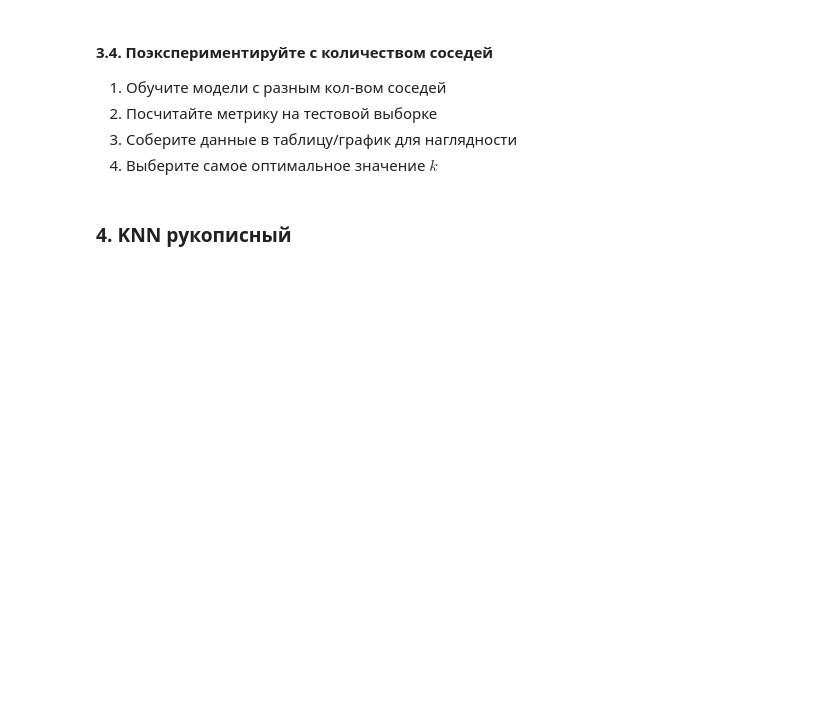
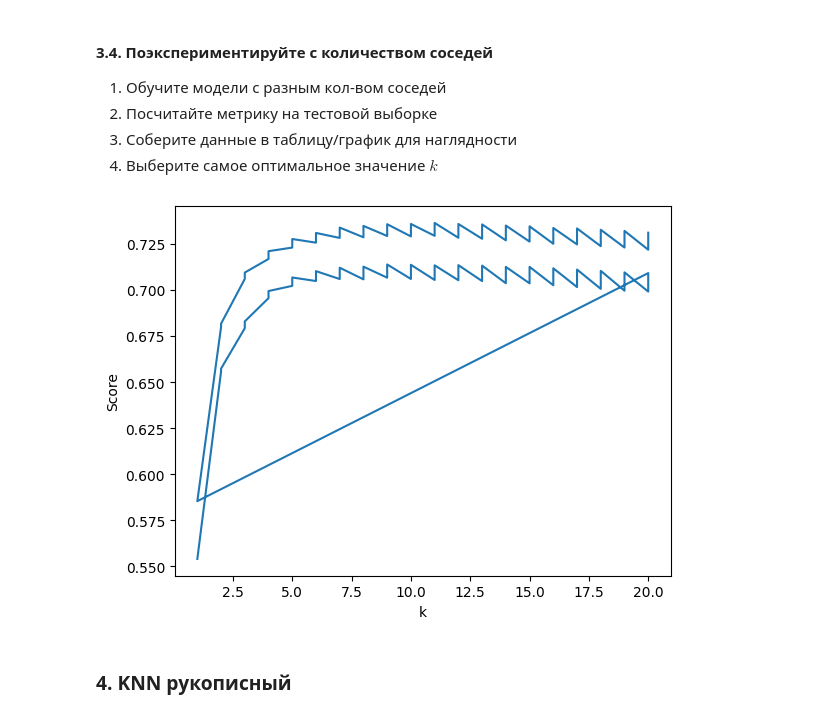
Before and after one commit to runessaa/-Streltsov-Projects, a Jupyter notebook: Практическая_работа_4_Метод_K_ближайших_соседей.ipynb, the cells around one changed output. Cells and saved outputs as stored; diff of their text form; code cells hidden in the pictures; blank space fills up the shorter version.

```diff
--- a/Практическая_работа_4_Метод_K_ближайших_соседей.ipynb
+++ b/Практическая_работа_4_Метод_K_ближайших_соседей.ipynb
@@ -222,3 +225,11 @@ GridSearchCV(cv=5, estimator=KNeighborsRegressor(),
+# %%
+results = pd.DataFrame(grid_reg.cv_results_)
+plt.plot(results['param_n_neighbors'], results['mean_test_score'])
+plt.xlabel("k")
+plt.ylabel("Score")
+plt.show()
+# %% [output]
+[figure, added]
 # %% [markdown]
 ### **4. KNN рукописный**
 # %% [markdown]
```
Also changed, not shown: parts of 3 cells of this notebook.
